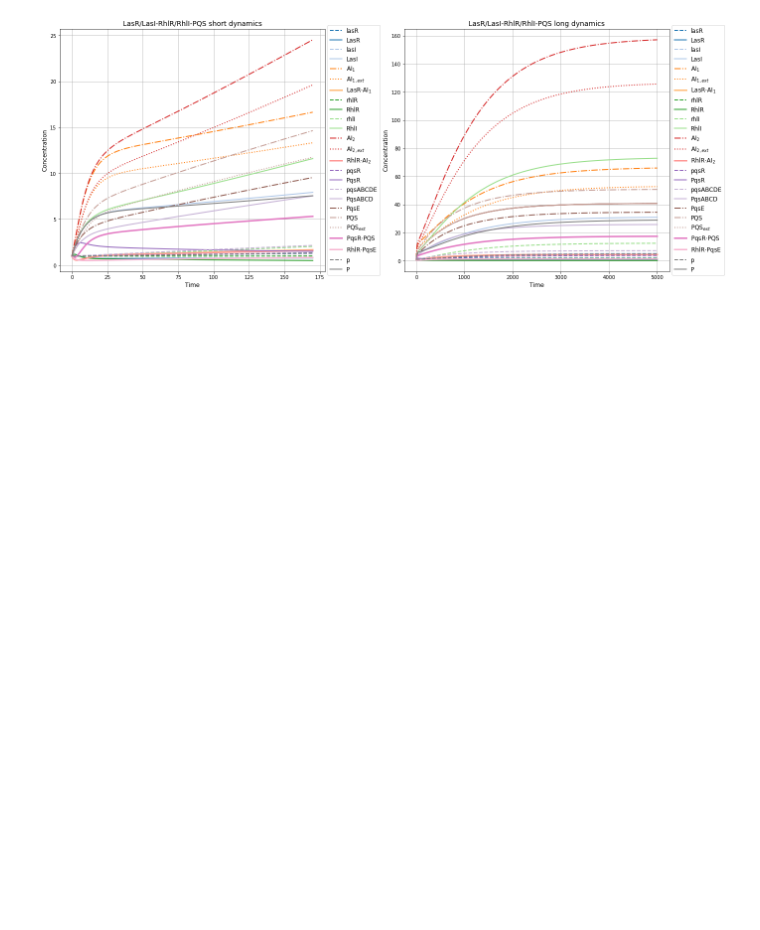
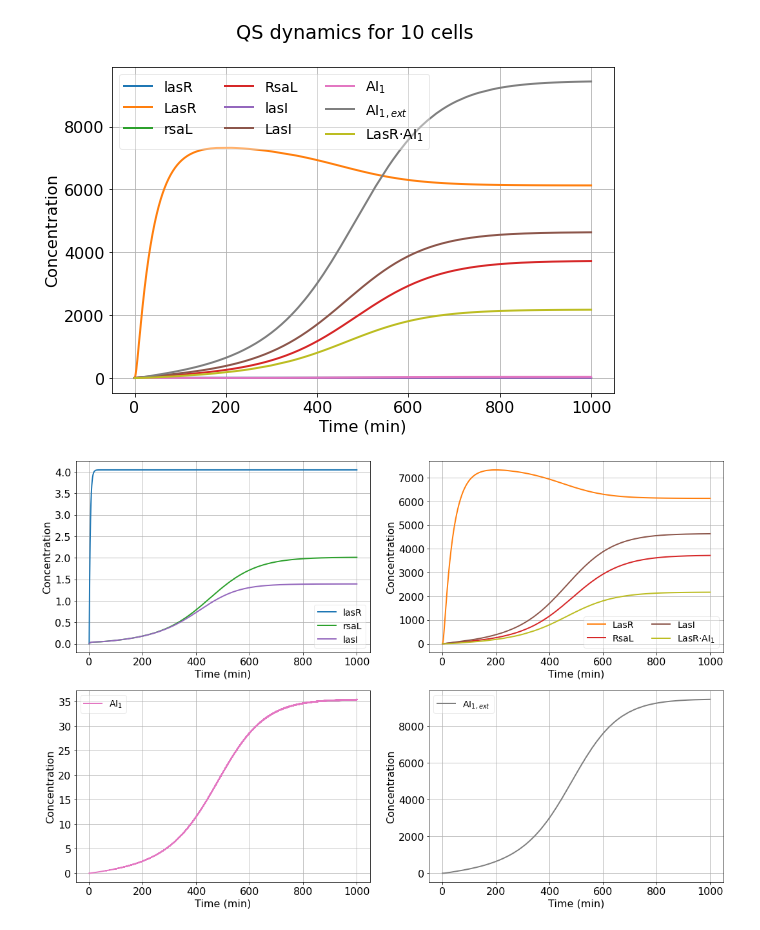
Before and after one commit to alejandrocs98/P-aeruginosa-qs, a Jupyter notebook: qs_deterministic.ipynb, the cells around one changed output. Saved outputs shown, nothing was run; the diff lists cells and outputs as text; code cells hidden in the pictures; blank space fills up the shorter version.

```diff
--- a/qs_deterministic.ipynb
+++ b/qs_deterministic.ipynb
@@ -761,68 +57,0 @@ LasRI_RhlRI_PQS_qs_dynamics_long = solve_ivp(LasRI_RhlRI_PQS_qs, [0, 5000], [1,
-# %%
-plt.figure(figsize=(22,9))
-plt.subplots_adjust(wspace=0.3)
-plt.subplot(1,2,1)
-plt.plot(LasRI_RhlRI_PQS_qs_dynamics_short.t, LasRI_RhlRI_PQS_qs_dynamics_short.y[0], lw=2, label='lasR', color=cm.tab20(0), ls='--')
-plt.plot(LasRI_RhlRI_PQS_qs_dynamics_short.t, LasRI_RhlRI_PQS_qs_dynamics_short.y[1], lw=2, label='LasR', color=cm.tab20(0), ls='-')
-plt.plot(LasRI_RhlRI_PQS_qs_dynamics_short.t, LasRI_RhlRI_PQS_qs_dynamics_short.y[2], lw=2, label='lasI', color=cm.tab20(1), ls='--')
-plt.plot(LasRI_RhlRI_PQS_qs_dynamics_short.t, LasRI_RhlRI_PQS_qs_dynamics_short.y[3], lw=2, label='LasI', color=cm.tab20(1), ls='-')
-plt.plot(LasRI_RhlRI_PQS_qs_dynamics_short.t, LasRI_RhlRI_PQS_qs_dynamics_short.y[4], lw=2, label='AI$_1$', color=cm.tab20(2), ls='-.')
-plt.plot(LasRI_RhlRI_PQS_qs_dynamics_short.t, LasRI_RhlRI_PQS_qs_dynamics_short.y[5], lw=2, label='AI$_{1,ext}$', color=cm.tab20(2), ls=':')
-plt.plot(LasRI_RhlRI_PQS_qs_dynamics_short.t, LasRI_RhlRI_PQS_qs_dynamics_short.y[6], lw=3, label='LasR$\cdot$AI$_1$', color=cm.tab20(3), ls='-')
-plt.plot(LasRI_RhlRI_PQS_qs_dynamics_short.t, LasRI_RhlRI_PQS_qs_dynamics_short.y[7], lw=2, label='rhlR', color=cm.tab20(4), ls='--')
-plt.plot(LasRI_RhlRI_PQS_qs_dynamics_short.t, LasRI_RhlRI_PQS_qs_dynamics_short.y[8], lw=2, label='RhlR', color=cm.tab20(4), ls='-')
-plt.plot(LasRI_RhlRI_PQS_qs_dynamics_short.t, LasRI_RhlRI_PQS_qs_dynamics_short.y[9], lw=2, label='rhlI', color=cm.tab20(5), ls='--')
-plt.plot(LasRI_RhlRI_PQS_qs_dynamics_short.t, LasRI_RhlRI_PQS_qs_dynamics_short.y[10], lw=2, label='RhlI', color=cm.tab20(5), ls='-')
-plt.plot(LasRI_RhlRI_PQS_qs_dynamics_short.t, LasRI_RhlRI_PQS_qs_dynamics_short.y[11], lw=2, label='AI$_2$', color=cm.tab20(6), ls='-.')
-plt.plot(LasRI_RhlRI_PQS_qs_dynamics_short.t, LasRI_RhlRI_PQS_qs_dynamics_short.y[12], lw=2, label='AI$_{2,ext}$', color=cm.tab20(6), ls=':')
-plt.plot(LasRI_RhlRI_PQS_qs_dynamics_short.t, LasRI_RhlRI_PQS_qs_dynamics_short.y[13], lw=3, label='RhlR$\cdot$AI$_2$', color=cm.tab20(7), ls='-')
-plt.plot(LasRI_RhlRI_PQS_qs_dynamics_short.t, LasRI_RhlRI_PQS_qs_dynamics_short.y[14], lw=2, label='pqsR', color=cm.tab20(8), ls='--')
-plt.plot(LasRI_RhlRI_PQS_qs_dynamics_short.t, LasRI_RhlRI_PQS_qs_dynamics_short.y[15], lw=2, label='PqsR', color=cm.tab20(8), ls='-')
-plt.plot(LasRI_RhlRI_PQS_qs_dynamics_short.t, LasRI_RhlRI_PQS_qs_dynamics_short.y[16], lw=2, label='pqsABCDE', color=cm.tab20(9), ls='--')
-plt.plot(LasRI_RhlRI_PQS_qs_dynamics_short.t, LasRI_RhlRI_PQS_qs_dynamics_short.y[17], lw=2, label='PqsABCD', color=cm.tab20(9), ls='-')
-plt.plot(LasRI_RhlRI_PQS_qs_dynamics_short.t, LasRI_RhlRI_PQS_qs_dynamics_short.y[18], lw=2, label='PqsE', color=cm.tab20(10), ls='-.')
-plt.plot(LasRI_RhlRI_PQS_qs_dynamics_short.t, LasRI_RhlRI_PQS_qs_dynamics_short.y[19], lw=2, label='PQS', color=cm.tab20(11), ls='-.')
-plt.plot(LasRI_RhlRI_PQS_qs_dynamics_short.t, LasRI_RhlRI_PQS_qs_dynamics_short.y[20], lw=2, label='PQS$_{ext}$', color=cm.tab20(11), ls=':')
-plt.plot(LasRI_RhlRI_PQS_qs_dynamics_short.t, LasRI_RhlRI_PQS_qs_dynamics_short.y[21], lw=3, label='PqsR$\cdot$PQS', color=cm.tab20(12), ls='-')
-plt.plot(LasRI_RhlRI_PQS_qs_dynamics_short.t, LasRI_RhlRI_PQS_qs_dynamics_short.y[22], lw=3, label='RhlR$\cdot$PqsE', color=cm.tab20(13), ls='-')
-plt.plot(LasRI_RhlRI_PQS_qs_dynamics_short.t, LasRI_RhlRI_PQS_qs_dynamics_short.y[23], lw=2, label='p', color=cm.tab20(14), ls='--')
-plt.plot(LasRI_RhlRI_PQS_qs_dynamics_short.t, LasRI_RhlRI_PQS_qs_dynamics_short.y[24], lw=2, label='P', color=cm.tab20(14), ls='-')
-plt.grid()
-plt.legend(loc='center right', bbox_to_anchor=(1.22, 0.50), ncol=1, fancybox=True, shadow=False, fontsize=12)
-plt.xlabel('Time', fontsize=12)
-plt.ylabel('Concentration', fontsize=12)
-plt.title('LasR/LasI-RhlR/RhlI-PQS short dynamics', fontsize=14)
-plt.subplot(1,2,2)
-plt.plot(LasRI_RhlRI_PQS_qs_dynamics_long.t, LasRI_RhlRI_PQS_qs_dynamics_long.y[0], lw=2, label='lasR', color=cm.tab20(0), ls='--')
-plt.plot(LasRI_RhlRI_PQS_qs_dynamics_long.t, LasRI_RhlRI_PQS_qs_dynamics_long.y[1], lw=2, label='LasR', color=cm.tab20(0), ls='-')
-plt.plot(LasRI_RhlRI_PQS_qs_dynamics_long.t, LasRI_RhlRI_PQS_qs_dynamics_long.y[2], lw=2, label='lasI', color=cm.tab20(1), ls='--')
-plt.plot(LasRI_RhlRI_PQS_qs_dynamics_long.t, LasRI_RhlRI_PQS_qs_dynamics_long.y[3], lw=2, label='LasI', color=cm.tab20(1), ls='-')
-plt.plot(LasRI_RhlRI_PQS_qs_dynamics_long.t, LasRI_RhlRI_PQS_qs_dynamics_long.y[4], lw=2, label='AI$_1$', color=cm.tab20(2), ls='-.')
-plt.plot(LasRI_RhlRI_PQS_qs_dynamics_long.t, LasRI_RhlRI_PQS_qs_dynamics_long.y[5], lw=2, label='AI$_{1,ext}$', color=cm.tab20(2), ls=':')
-plt.plot(LasRI_RhlRI_PQS_qs_dynamics_long.t, LasRI_RhlRI_PQS_qs_dynamics_long.y[6], lw=3, label='LasR$\cdot$AI$_1$', color=cm.tab20(3), ls='-')
-plt.plot(LasRI_RhlRI_PQS_qs_dynamics_long.t, LasRI_RhlRI_PQS_qs_dynamics_long.y[7], lw=2, label='rhlR', color=cm.tab20(4), ls='--')
-plt.plot(LasRI_RhlRI_PQS_qs_dynamics_long.t, LasRI_RhlRI_PQS_qs_dynamics_long.y[8], lw=2, label='RhlR', color=cm.tab20(4), ls='-')
-plt.plot(LasRI_RhlRI_PQS_qs_dynamics_long.t, LasRI_RhlRI_PQS_qs_dynamics_long.y[9], lw=2, label='rhlI', color=cm.tab20(5), ls='--')
-plt.plot(LasRI_RhlRI_PQS_qs_dynamics_long.t, LasRI_RhlRI_PQS_qs_dynamics_long.y[10], lw=2, label='RhlI', color=cm.tab20(5), ls='-')
-plt.plot(LasRI_RhlRI_PQS_qs_dynamics_long.t, LasRI_RhlRI_PQS_qs_dynamics_long.y[11], lw=2, label='AI$_2$', color=cm.tab20(6), ls='-.')
-plt.plot(LasRI_RhlRI_PQS_qs_dynamics_long.t, LasRI_RhlRI_PQS_qs_dynamics_long.y[12], lw=2, label='AI$_{2,ext}$', color=cm.tab20(6), ls=':')
-plt.plot(LasRI_RhlRI_PQS_qs_dynamics_long.t, LasRI_RhlRI_PQS_qs_dynamics_long.y[13], lw=3, label='RhlR$\cdot$AI$_2$', color=cm.tab20(7), ls='-')
-plt.plot(LasRI_RhlRI_PQS_qs_dynamics_long.t, LasRI_RhlRI_PQS_qs_dynamics_long.y[14], lw=2, label='pqsR', color=cm.tab20(8), ls='--')
-plt.plot(LasRI_RhlRI_PQS_qs_dynamics_long.t, LasRI_RhlRI_PQS_qs_dynamics_long.y[15], lw=2, label='PqsR', color=cm.tab20(8), ls='-')
-plt.plot(LasRI_RhlRI_PQS_qs_dynamics_long.t, LasRI_RhlRI_PQS_qs_dynamics_long.y[16], lw=2, label='pqsABCDE', color=cm.tab20(9), ls='--')
-plt.plot(LasRI_RhlRI_PQS_qs_dynamics_long.t, LasRI_RhlRI_PQS_qs_dynamics_long.y[17], lw=2, label='PqsABCD', color=cm.tab20(9), ls='-')
-plt.plot(LasRI_RhlRI_PQS_qs_dynamics_long.t, LasRI_RhlRI_PQS_qs_dynamics_long.y[18], lw=2, label='PqsE', color=cm.tab20(10), ls='-.')
-plt.plot(LasRI_RhlRI_PQS_qs_dynamics_long.t, LasRI_RhlRI_PQS_qs_dynamics_long.y[19], lw=2, label='PQS', color=cm.tab20(11), ls='-.')
-plt.plot(LasRI_RhlRI_PQS_qs_dynamics_long.t, LasRI_RhlRI_PQS_qs_dynamics_long.y[20], lw=2, label='PQS$_{ext}$', color=cm.tab20(11), ls=':')
-plt.plot(LasRI_RhlRI_PQS_qs_dynamics_long.t, LasRI_RhlRI_PQS_qs_dynamics_long.y[21], lw=3, label='PqsR$\cdot$PQS', color=cm.tab20(12), ls='-')
-plt.plot(LasRI_RhlRI_PQS_qs_dynamics_long.t, LasRI_RhlRI_PQS_qs_dynamics_long.y[22], lw=3, label='RhlR$\cdot$PqsE', color=cm.tab20(13), ls='-')
-plt.plot(LasRI_RhlRI_PQS_qs_dynamics_long.t, LasRI_RhlRI_PQS_qs_dynamics_long.y[23], lw=2, label='p', color=cm.tab20(14), ls='--')
-plt.plot(LasRI_RhlRI_PQS_qs_dynamics_long.t, LasRI_RhlRI_PQS_qs_dynamics_long.y[24], lw=2, label='P', color=cm.tab20(14), ls='-')
-plt.grid()
-plt.legend(loc='center right', bbox_to_anchor=(1.22, 0.50), ncol=1, fancybox=True, shadow=False, fontsize=12)
-plt.xlabel('Time', fontsize=12)
-plt.ylabel('Concentration', fontsize=12)
-plt.title('LasR/LasI-RhlR/RhlI-PQS long dynamics', fontsize=14)
-plt.show()
-# %% [output]
-[figure, removed]
@@ -828,0 +60,9 @@ plt.show()
+# %%
+qs_10 = solve_qs(t_span=[0, 1000])
+plot_det(qs_10)
+plt.show()
+subplots_det(qs_10)
+plt.show()
+# %% [output]
+[figure, added]
+[figure, added]
```
Also changed, not shown: parts of 23 cells of this notebook, 17 other files.
